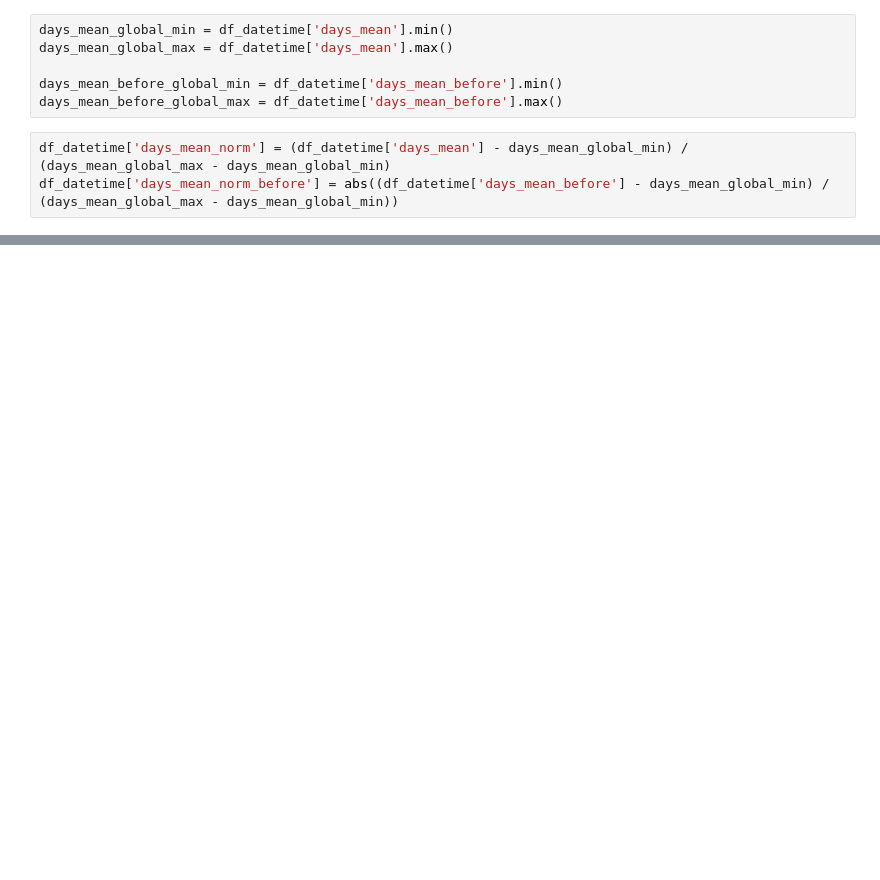
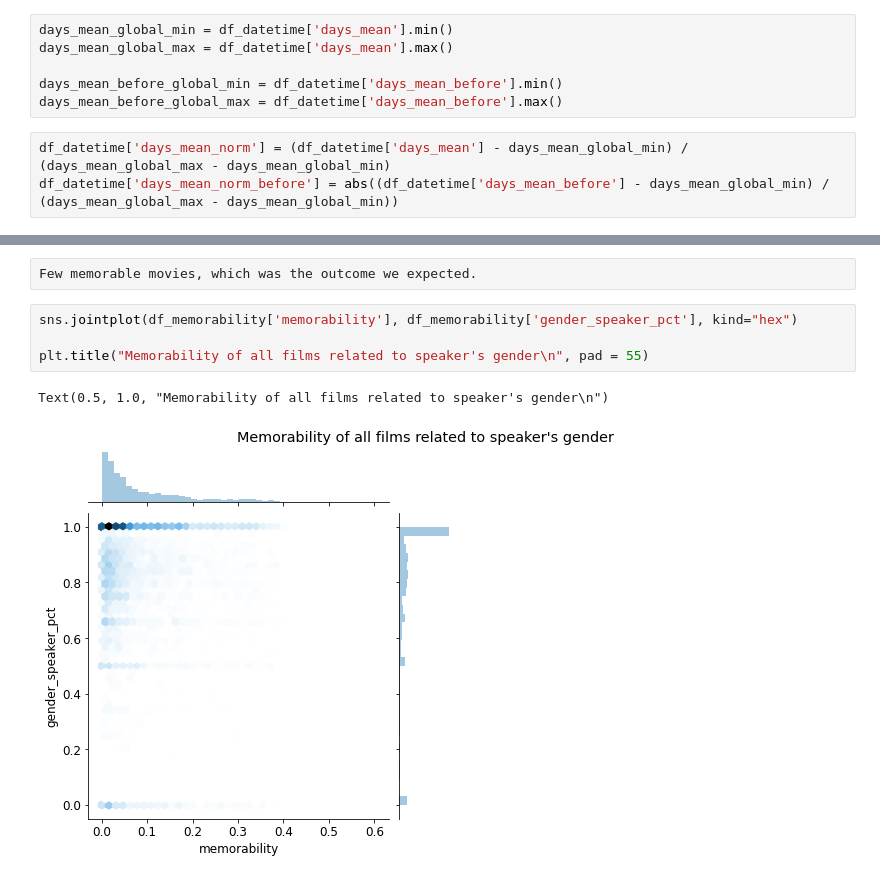
Before and after one commit to epfl-ada/ada-2021-project-escouade, a Jupyter notebook: src/Question_2.ipynb, the cells around one changed output, grey strips where cells are left out. Cells and saved outputs as stored; diff of their text form; blank space fills up the shorter version.

```diff
--- a/src/Question_2.ipynb
+++ b/src/Question_2.ipynb
@@ -433,0 +369,9 @@ df_agg.reset_index()
+# %%
+Few memorable movies, which was the outcome we expected.
+# %%
+sns.jointplot(df_memorability['memorability'], df_memorability['gender_speaker_pct'], kind="hex")
+
+plt.title("Memorability of all films related to speaker's gender\n", pad = 55)
+# %% [output]
+Text(0.5, 1.0, "Memorability of all films related to speaker's gender\n")
+[figure, added]
```
Also changed, not shown: parts of 45 cells of this notebook.
